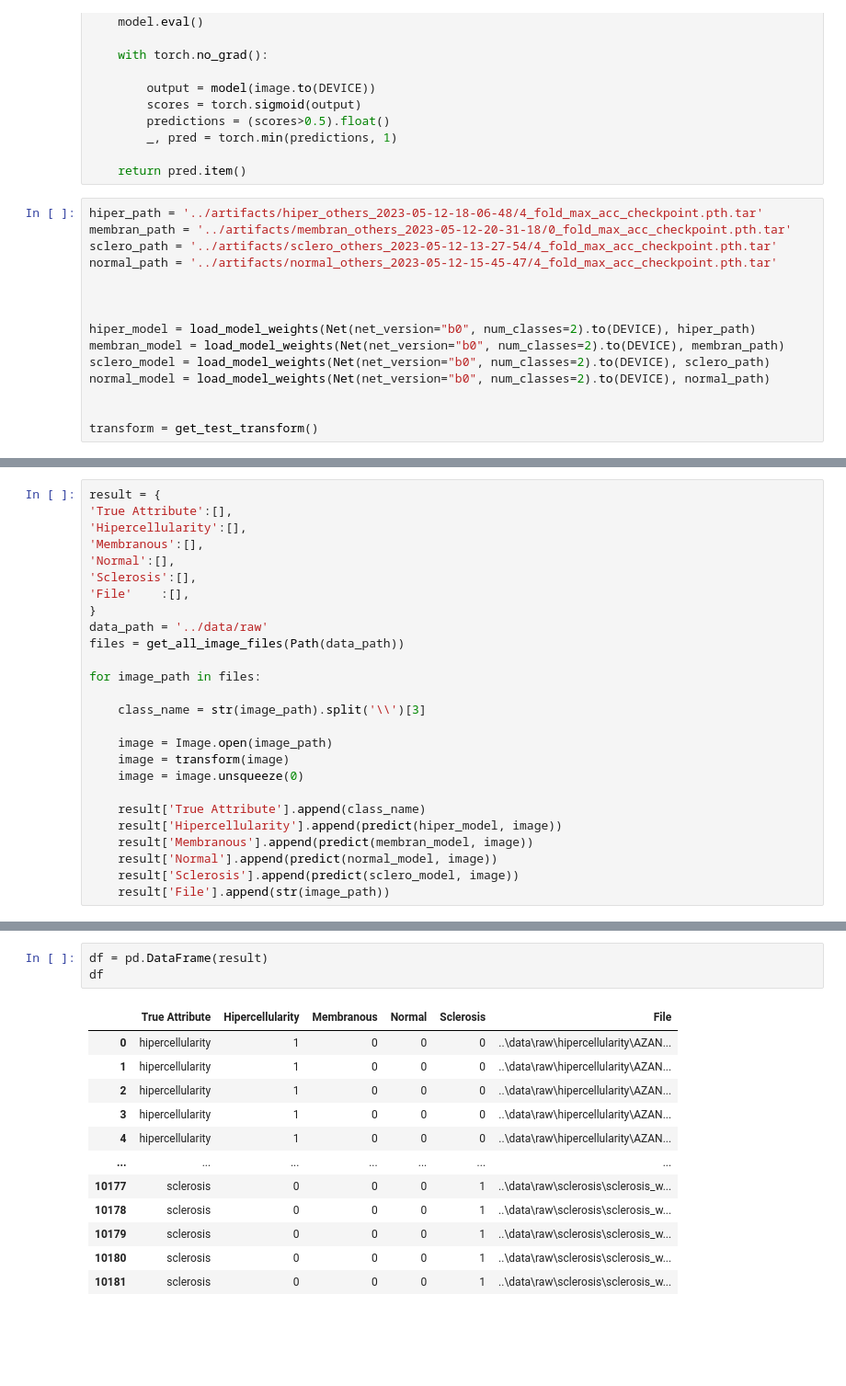
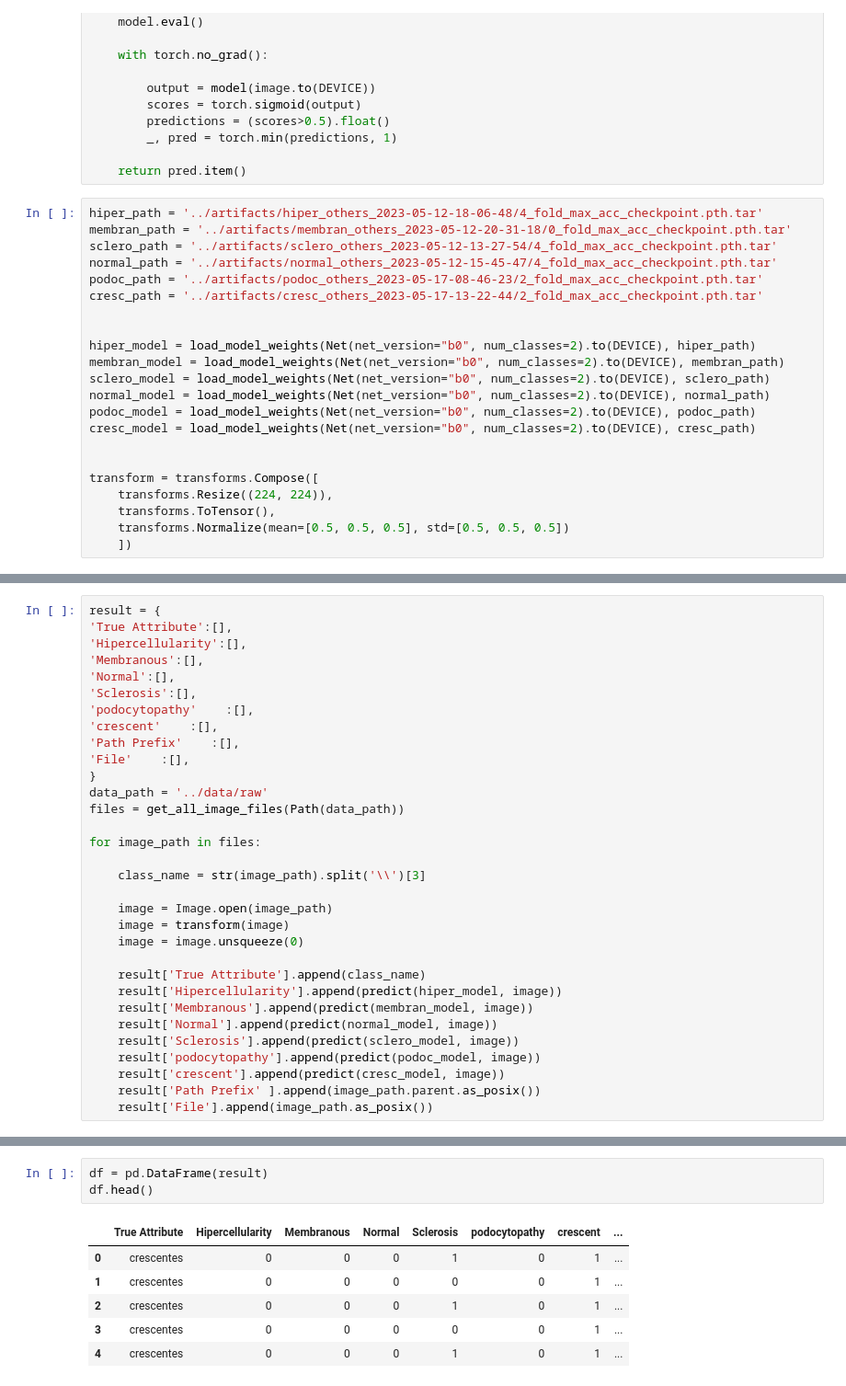
Before and after one commit to Terumo-App/terumo-model-binary-glomerulus-hypercellularity, a Jupyter notebook: notebooks/05_indexing_dataset.ipynb, the cells around one changed output, grey strips where cells are left out. Shown at 92% size. Drawn from its saved outputs; the diff is of its cells as text; blank space fills up the shorter version.

```diff
--- a/notebooks/05_indexing_dataset.ipynb
+++ b/notebooks/05_indexing_dataset.ipynb
@@ -50,16 +47,23 @@ hiper_path = '../artifacts/hiper_others_2023-05-12-18-06-48/4_fold_max_acc_check
 membran_path = '../artifacts/membran_others_2023-05-12-20-31-18/0_fold_max_acc_checkpoint.pth.tar'
 sclero_path = '../artifacts/sclero_others_2023-05-12-13-27-54/4_fold_max_acc_checkpoint.pth.tar'
 normal_path = '../artifacts/normal_others_2023-05-12-15-45-47/4_fold_max_acc_checkpoint.pth.tar'
-
+podoc_path = '../artifacts/podoc_others_2023-05-17-08-46-23/2_fold_max_acc_checkpoint.pth.tar'
+cresc_path = '../artifacts/cresc_others_2023-05-17-13-22-44/2_fold_max_acc_checkpoint.pth.tar'
 
 
 hiper_model = load_model_weights(Net(net_version="b0", num_classes=2).to(DEVICE), hiper_path)
 membran_model = load_model_weights(Net(net_version="b0", num_classes=2).to(DEVICE), membran_path)
 sclero_model = load_model_weights(Net(net_version="b0", num_classes=2).to(DEVICE), sclero_path)
 normal_model = load_model_weights(Net(net_version="b0", num_classes=2).to(DEVICE), normal_path)
+podoc_model = load_model_weights(Net(net_version="b0", num_classes=2).to(DEVICE), podoc_path)
+cresc_model = load_model_weights(Net(net_version="b0", num_classes=2).to(DEVICE), cresc_path)
 
 
-transform = get_test_transform()
+transform = transforms.Compose([
+    transforms.Resize((224, 224)),
+    transforms.ToTensor(),
+    transforms.Normalize(mean=[0.5, 0.5, 0.5], std=[0.5, 0.5, 0.5])
+    ])
 # %% [output]
 Loaded pretrained weights for efficientnet-b0
 Loaded pretrained weights for efficientnet-b0
@@ -72,6 +78,9 @@ result = {
 'Membranous':[],
 'Normal':[],
 'Sclerosis':[],
+'podocytopathy'    :[],
+'crescent'    :[],
+'Path Prefix'    :[],
 'File'    :[],
 }
 data_path = '../data/raw'
@@ -90,4 +99,7 @@ for image_path in files:
     result['Membranous'].append(predict(membran_model, image))
     result['Normal'].append(predict(normal_model, image))
     result['Sclerosis'].append(predict(sclero_model, image))
-    result['File'].append(str(image_path))
+    result['podocytopathy'].append(predict(podoc_model, image))
+    result['crescent'].append(predict(cresc_model, image))
+    result['Path Prefix' ].append(image_path.parent.as_posix())
+    result['File'].append(image_path.as_posix())
@@ -94,16 +123,10 @@ for image_path in files:
 # %%
 df = pd.DataFrame(result)
-df
+df.head()
 # %% [output]
-|  | True Attribute | Hipercellularity | Membranous | Normal | Sclerosis | File |
-| 0 | hipercellularity | 1 | 0 | 0 | 0 | ..\data\raw\hipercellularity\AZAN... |
-| 1 | hipercellularity | 1 | 0 | 0 | 0 | ..\data\raw\hipercellularity\AZAN... |
-| 2 | hipercellularity | 1 | 0 | 0 | 0 | ..\data\raw\hipercellularity\AZAN... |
-| 3 | hipercellularity | 1 | 0 | 0 | 0 | ..\data\raw\hipercellularity\AZAN... |
-| 4 | hipercellularity | 1 | 0 | 0 | 0 | ..\data\raw\hipercellularity\AZAN... |
-| ... | ... | ... | ... | ... | ... | ... |
-| 10177 | sclerosis | 0 | 0 | 0 | 1 | ..\data\raw\sclerosis\sclerosis_w... |
-| 10178 | sclerosis | 0 | 0 | 0 | 1 | ..\data\raw\sclerosis\sclerosis_w... |
-| 10179 | sclerosis | 0 | 0 | 0 | 1 | ..\data\raw\sclerosis\sclerosis_w... |
-| 10180 | sclerosis | 0 | 0 | 0 | 1 | ..\data\raw\sclerosis\sclerosis_w... |
-| 10181 | sclerosis | 0 | 0 | 0 | 1 | ..\data\raw\sclerosis\sclerosis_w... |
+|  | True Attribute | Hipercellularity | Membranous | Normal | Sclerosis | podocytopathy | crescent | ... |
+| 0 | crescentes | 0 | 0 | 0 | 1 | 0 | 1 | ... |
+| 1 | crescentes | 0 | 0 | 0 | 0 | 0 | 1 | ... |
+| 2 | crescentes | 0 | 0 | 0 | 1 | 0 | 1 | ... |
+| 3 | crescentes | 0 | 0 | 0 | 0 | 0 | 1 | ... |
+| 4 | crescentes | 0 | 0 | 0 | 1 | 0 | 1 | ... |
```
Also changed, not shown: parts of 19 cells of this notebook, 38 other files.
